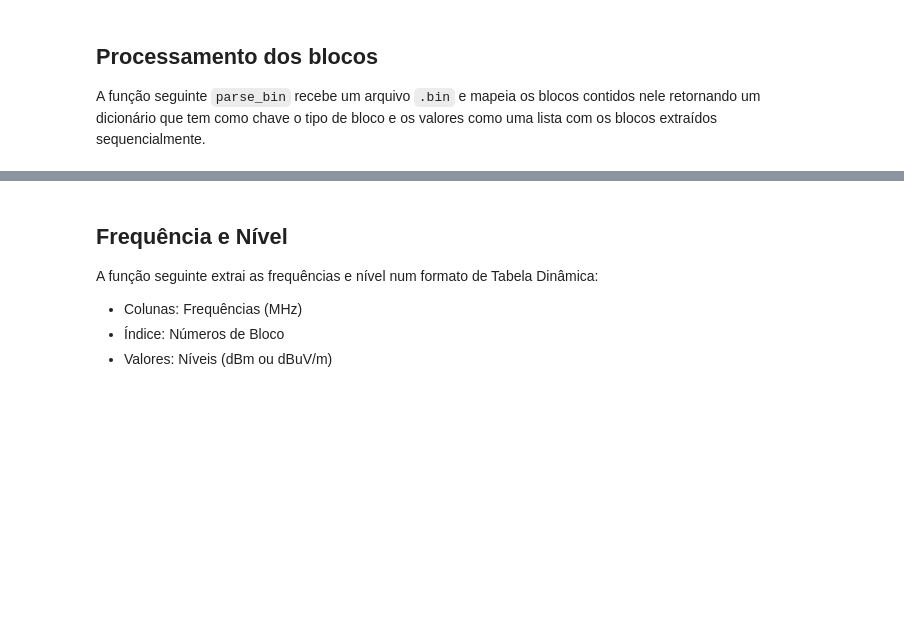
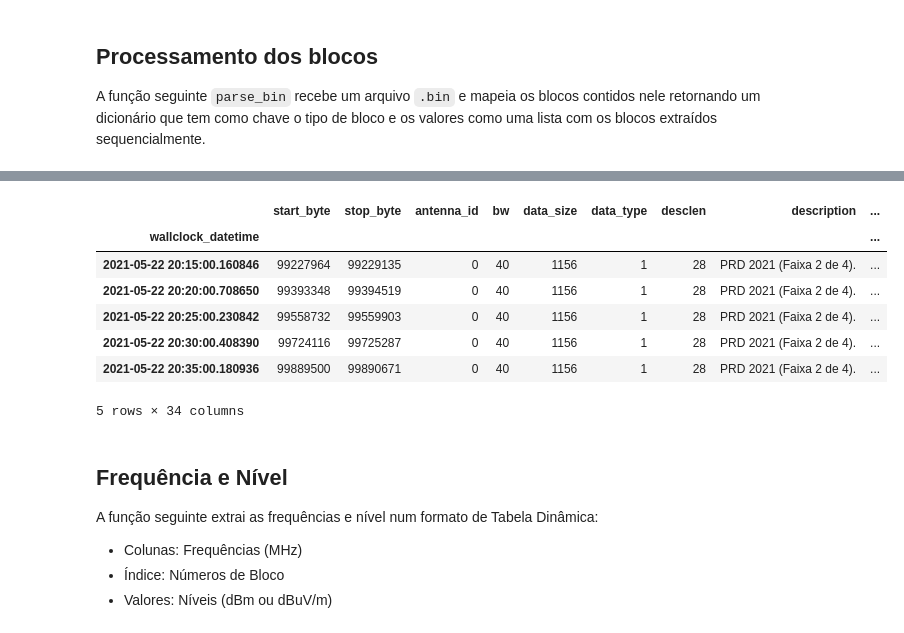
Before and after one commit to ronaldokun/rfpye, a Jupyter notebook: nbs/index.ipynb, the cells around one changed output, grey strips where cells are left out. Cells and saved outputs as stored; diff of their text form; code cells hidden in the pictures; blank space fills up the shorter version.

```diff
--- a/nbs/index.ipynb
+++ b/nbs/index.ipynb
@@ -111,3 +156,15 @@ meta.to_feather(saida / 'file_a.fth')
+# %%
+spec_meta = extract_metadata(spec)
+spec_meta.tail()
+# %% [output]
+|  | start_byte | stop_byte | antenna_id | bw | data_size | data_type | desclen | description | ... |
+| wallclock_datetime |  |  |  |  |  |  |  |  | ... |
+| 2021-05-22 20:15:00.160846 | 99227964 | 99229135 | 0 | 40 | 1156 | 1 | 28 | PRD 2021 (Faixa 2 de 4). | ... |
+| 2021-05-22 20:20:00.708650 | 99393348 | 99394519 | 0 | 40 | 1156 | 1 | 28 | PRD 2021 (Faixa 2 de 4). | ... |
+| 2021-05-22 20:25:00.230842 | 99558732 | 99559903 | 0 | 40 | 1156 | 1 | 28 | PRD 2021 (Faixa 2 de 4). | ... |
+| 2021-05-22 20:30:00.408390 | 99724116 | 99725287 | 0 | 40 | 1156 | 1 | 28 | PRD 2021 (Faixa 2 de 4). | ... |
+| 2021-05-22 20:35:00.180936 | 99889500 | 99890671 | 0 | 40 | 1156 | 1 | 28 | PRD 2021 (Faixa 2 de 4). | ... |
+5 rows × 34 columns
 # %% [markdown]
 ## Frequência e Nível
 A função seguinte extrai as frequências e nível num formato de Tabela Dinâmica:
```
Also changed, not shown: parts of 74 cells of this notebook, 5 other files.
